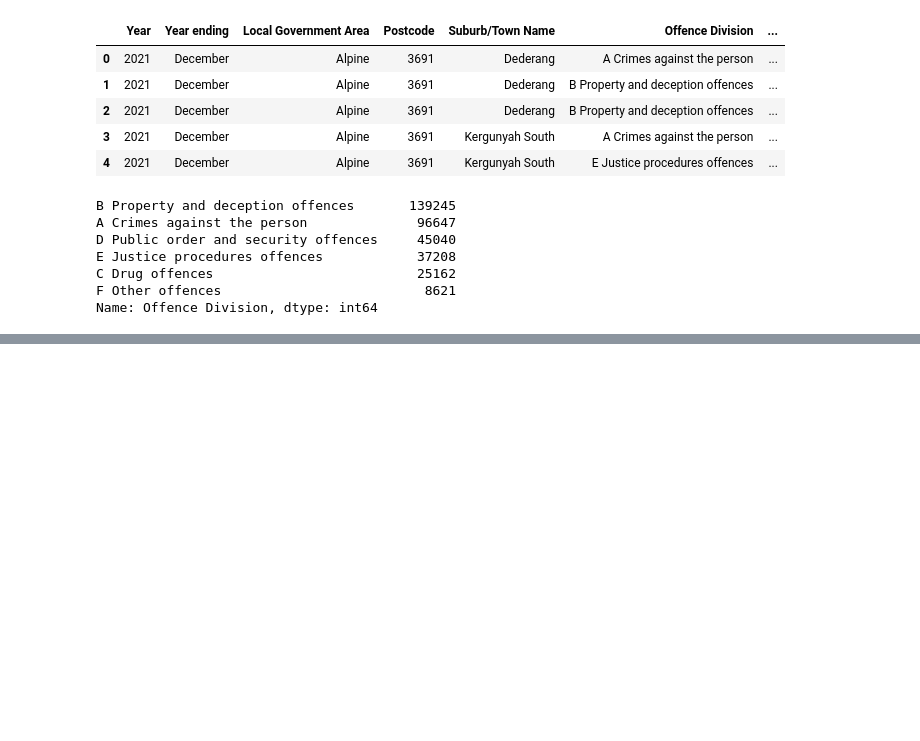
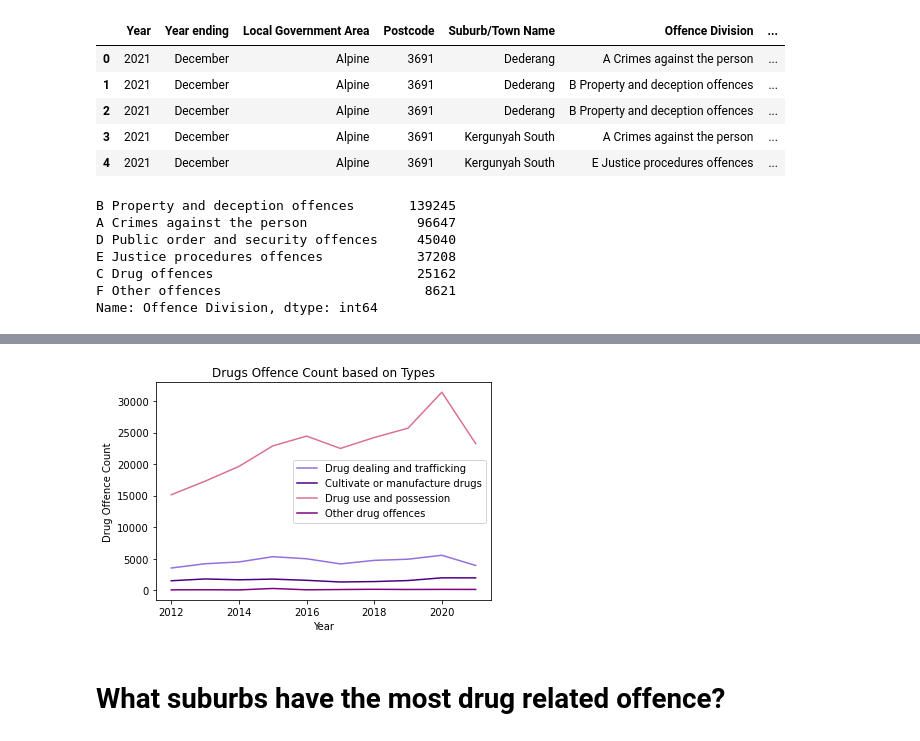
Before and after one commit to amir-motlagh/Project-01, a Jupyter notebook: DrugsAnalysis.ipynb, the cells around one changed output, grey strips where cells are left out. Saved outputs shown, nothing was run; the diff lists cells and outputs as text; code cells hidden in the pictures; blank space fills up the shorter version.

```diff
--- a/DrugsAnalysis.ipynb
+++ b/DrugsAnalysis.ipynb
@@ -45,0 +122,4 @@ Drugs_Offence
+# %%
+Drugs_Offence_Year = Drugs_Offence.groupby(["Year","Offence Subdivision"])["Offence Count"].sum()
+Drugs_Offence_Year_Data = pd.DataFrame(Drugs_Offence_Year)
+Drugs_Offence_Year_Data
@@ -45,0 +145,3 @@ Drugs_Offence
+# %%
+Drugs_Offence_Year_Data.reset_index(inplace=True)
+Drugs_Offence_Year_Data
@@ -45,0 +166,16 @@ Drugs_Offence
+# %%
+#Filter by each offence subdivision
+DealingOffence = Drugs_Offence_Year_Data.loc[(Drugs_Offence_Year_Data["Offence Subdivision"] == "C10 Drug dealing and trafficking")]
+MakingDrugOffence = Drugs_Offence_Year_Data.loc[(Drugs_Offence_Year_Data["Offence Subdivision"] == "C20 Cultivate or manufacture drugs")]
+UseOffence = Drugs_Offence_Year_Data.loc[(Drugs_Offence_Year_Data["Offence Subdivision"] == "C30 Drug use and possession")]
+OtherOffence = Drugs_Offence_Year_Data.loc[(Drugs_Offence_Year_Data["Offence Subdivision"] == "C90 Other drug offences")]
+# %%
+#Merging the following dataframes: DealingOffence MakingDrugOffence UseOffence OtherOffence)
+OffenceCountBySubdivision_A = pd.merge(DealingOffence, MakingDrugOffence, on = "Year", how = "outer")
+OffenceCountBySubdivision_B = pd.merge(OffenceCountBySubdivision_A, UseOffence, on = "Year", how = "outer")
+OffenceCountBySubdivision_B = OffenceCountBySubdivision_B.drop(columns=["Offence Subdivision_x", "Offence Subdivision_y", "Offence Subdivision"])
+OffenceCountBySubdivision_B = OffenceCountBySubdivision_B.rename(columns={"Offence Count_x": "Drug dealing and trafficking", "Offence Count_y": "Cultivate or manufacture drugs", "Offence Count": "Drug use and possession"})
+OffenceCountBySubdivision = pd.merge(OffenceCountBySubdivision_B, OtherOffence, on = "Year", how = "outer")
+OffenceCountBySubdivision = OffenceCountBySubdivision.drop(columns=["Offence Subdivision"])
+OffenceCountBySubdivision = OffenceCountBySubdivision.rename(columns={"Offence Count": "Other drug offences"})
+OffenceCountBySubdivision
@@ -45,0 +194,11 @@ Drugs_Offence
+# %%
+#Plot bar charts
+colours = ["mediumpurple", "indigo", "palevioletred", "purple"]
+OffenceCountBySubdivision.plot(x="Year", y=["Drug dealing and trafficking", "Cultivate or manufacture drugs", "Drug use and possession", "Other drug offences"], kind="line", color = colours)
+plt.title("Drugs Offence Count based on Types")
+plt.ylabel("Drug Offence Count")
+plt.savefig("output_data/Drugs_Offence_Count_based_on_Types.png")
+# %% [output]
+[figure, added]
+# %% [markdown]
+# What suburbs have the most drug related offence?
```
Also changed, not shown: parts of 28 cells of this notebook, 7 other files.
